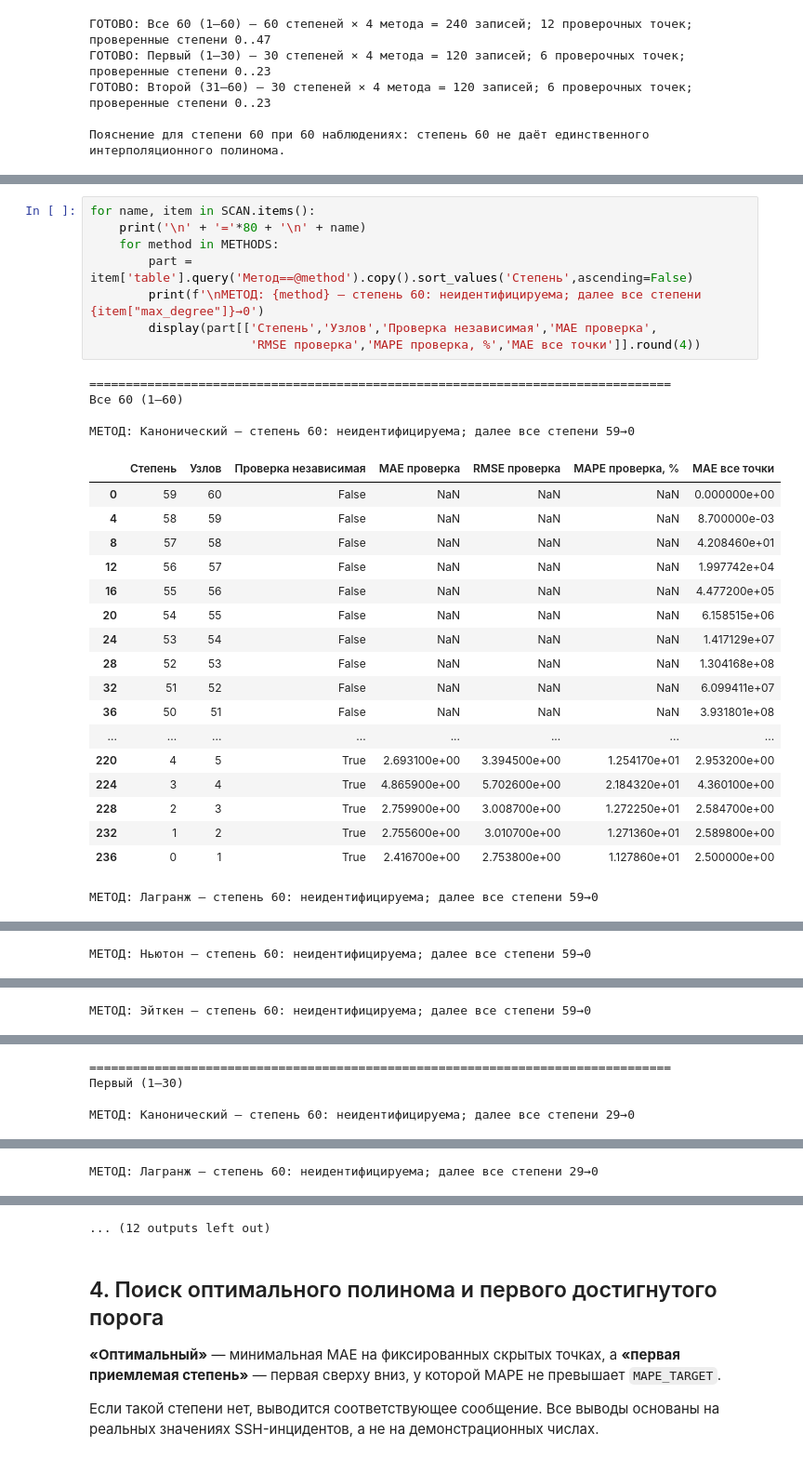
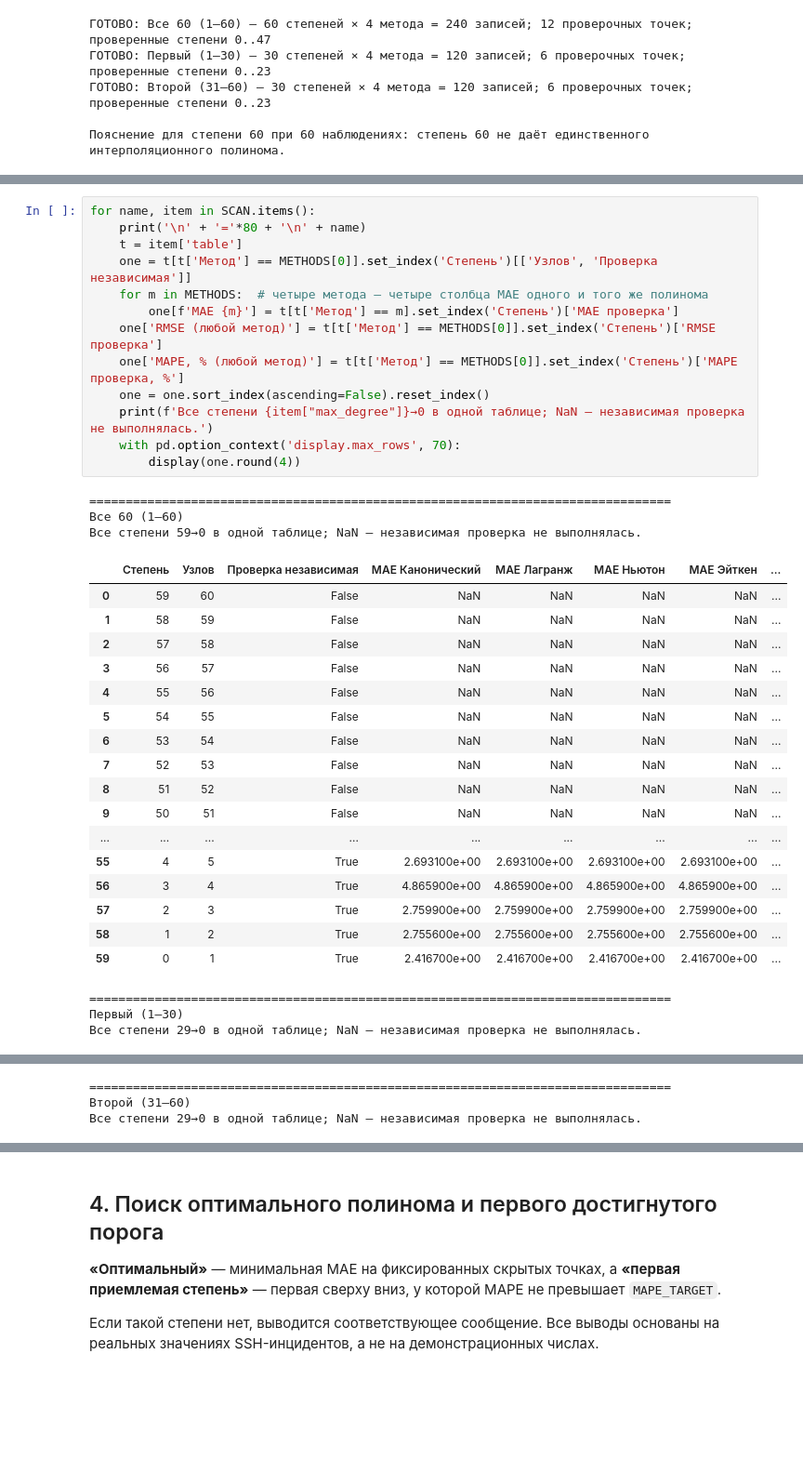
Before and after one commit to Llooleg/Ermakova10SEM, a Jupyter notebook: Практическая_4_SSH_полный_перебор_степеней_4_метода_Colab.ipynb, the cells around one changed output, grey strips where cells are left out. Shown at 93% size. Cells and saved outputs as stored; diff of their text form; blank space fills up the shorter version.

```diff
--- a/Практическая_4_SSH_полный_перебор_степеней_4_метода_Colab.ipynb
+++ b/Практическая_4_SSH_полный_перебор_степеней_4_метода_Colab.ipynb
@@ -237,31 +237,37 @@ print('\nПояснение для степени 60 при 60 наблюден
 # %%
 for name, item in SCAN.items():
     print('\n' + '='*80 + '\n' + name)
-    for method in METHODS:
-        part = item['table'].query('Метод==@method').copy().sort_values('Степень',ascending=False)
-        print(f'\nМЕТОД: {method} — степень 60: неидентифицируема; далее все степени {item["max_degree"]}→0')
-        display(part[['Степень','Узлов','Проверка независимая','MAE проверка',
-                      'RMSE проверка','MAPE проверка, %','MAE все точки']].round(4))
+    t = item['table']
+    one = t[t['Метод'] == METHODS[0]].set_index('Степень')[['Узлов', 'Проверка независимая']]
+    for m in METHODS:  # четыре метода — четыре столбца MAE одного и того же полинома
+        one[f'MAE {m}'] = t[t['Метод'] == m].set_index('Степень')['MAE проверка']
+    one['RMSE (любой метод)'] = t[t['Метод'] == METHODS[0]].set_index('Степень')['RMSE проверка']
+    one['MAPE, % (любой метод)'] = t[t['Метод'] == METHODS[0]].set_index('Степень')['MAPE проверка, %']
+    one = one.sort_index(ascending=False).reset_index()
+    print(f'Все степени {item["max_degree"]}→0 в одной таблице; NaN — независимая проверка не выполнялась.')
+    with pd.option_context('display.max_rows', 70):
+        display(one.round(4))
 # %% [output]
 ================================================================================
 Все 60 (1–60)
-
-МЕТОД: Канонический — степень 60: неидентифицируема; далее все степени 59→0
+Все степени 59→0 в одной таблице; NaN — независимая проверка не выполнялась.
-|  | Степень | Узлов | Проверка независимая | MAE проверка | RMSE проверка | MAPE проверка, % | MAE все точки |
-| 0 | 59 | 60 | False | NaN | NaN | NaN | 0.000000e+00 |
-| 4 | 58 | 59 | False | NaN | NaN | NaN | 8.700000e-03 |
-| 8 | 57 | 58 | False | NaN | NaN | NaN | 4.208460e+01 |
-| 12 | 56 | 57 | False | NaN | NaN | NaN | 1.997742e+04 |
-| 16 | 55 | 56 | False | NaN | NaN | NaN | 4.477200e+05 |
-| 20 | 54 | 55 | False | NaN | NaN | NaN | 6.158515e+06 |
-| 24 | 53 | 54 | False | NaN | NaN | NaN | 1.417129e+07 |
-| 28 | 52 | 53 | False | NaN | NaN | NaN | 1.304168e+08 |
-| 32 | 51 | 52 | False | NaN | NaN | NaN | 6.099411e+07 |
-| 36 | 50 | 51 | False | NaN | NaN | NaN | 3.931801e+08 |
-| ... | ... | ... | ... | ... | ... | ... | ... |
-| 220 | 4 | 5 | True | 2.693100e+00 | 3.394500e+00 | 1.254170e+01 | 2.953200e+00 |
-| 224 | 3 | 4 | True | 4.865900e+00 | 5.702600e+00 | 2.184320e+01 | 4.360100e+00 |
-| 228 | 2 | 3 | True | 2.759900e+00 | 3.008700e+00 | 1.272250e+01 | 2.584700e+00 |
-| 232 | 1 | 2 | True | 2.755600e+00 | 3.010700e+00 | 1.271360e+01 | 2.589800e+00 |
-| 236 | 0 | 1 | True | 2.416700e+00 | 2.753800e+00 | 1.127860e+01 | 2.500000e+00 |
+|  | Степень | Узлов | Проверка независимая | MAE Канонический | MAE Лагранж | MAE Ньютон | MAE Эйткен | ... |
+| 0 | 59 | 60 | False | NaN | NaN | NaN | NaN | ... |
+| 1 | 58 | 59 | False | NaN | NaN | NaN | NaN | ... |
+| 2 | 57 | 58 | False | NaN | NaN | NaN | NaN | ... |
+| 3 | 56 | 57 | False | NaN | NaN | NaN | NaN | ... |
+| 4 | 55 | 56 | False | NaN | NaN | NaN | NaN | ... |
+| 5 | 54 | 55 | False | NaN | NaN | NaN | NaN | ... |
+| 6 | 53 | 54 | False | NaN | NaN | NaN | NaN | ... |
+| 7 | 52 | 53 | False | NaN | NaN | NaN | NaN | ... |
+| 8 | 51 | 52 | False | NaN | NaN | NaN | NaN | ... |
+| 9 | 50 | 51 | False | NaN | NaN | NaN | NaN | ... |
+| ... | ... | ... | ... | ... | ... | ... | ... | ... |
+| 55 | 4 | 5 | True | 2.693100e+00 | 2.693100e+00 | 2.693100e+00 | 2.693100e+00 | ... |
+| 56 | 3 | 4 | True | 4.865900e+00 | 4.865900e+00 | 4.865900e+00 | 4.865900e+00 | ... |
+| 57 | 2 | 3 | True | 2.759900e+00 | 2.759900e+00 | 2.759900e+00 | 2.759900e+00 | ... |
+| 58 | 1 | 2 | True | 2.755600e+00 | 2.755600e+00 | 2.755600e+00 | 2.755600e+00 | ... |
+| 59 | 0 | 1 | True | 2.416700e+00 | 2.416700e+00 | 2.416700e+00 | 2.416700e+00 | ... |
-МЕТОД: Лагранж — степень 60: неидентифицируема; далее все степени 59→0
+================================================================================
+Первый (1–30)
+Все степени 29→0 в одной таблице; NaN — независимая проверка не выполнялась.
@@ -285 +291,3 @@ for name, item in SCAN.items():
-МЕТОД: Ньютон — степень 60: неидентифицируема; далее все степени 59→0
+================================================================================
+Второй (31–60)
+Все степени 29→0 в одной таблице; NaN — независимая проверка не выполнялась.
@@ -303 +310,0 @@ for name, item in SCAN.items():
-МЕТОД: Эйткен — степень 60: неидентифицируема; далее все степени 59→0
@@ -321,4 +310,0 @@ for name, item in SCAN.items():
-================================================================================
-Первый (1–30)
-
-МЕТОД: Канонический — степень 60: неидентифицируема; далее все степени 29→0
@@ -342 +310,0 @@ for name, item in SCAN.items():
-МЕТОД: Лагранж — степень 60: неидентифицируема; далее все степени 29→0
@@ -360,4 +311,3 @@ for name, item in SCAN.items():
-... (12 outputs left out)
 # %% [markdown]
 ## 4. Поиск оптимального полинома и первого достигнутого порога
 
```
Also changed, not shown: parts of 16 cells of this notebook.
